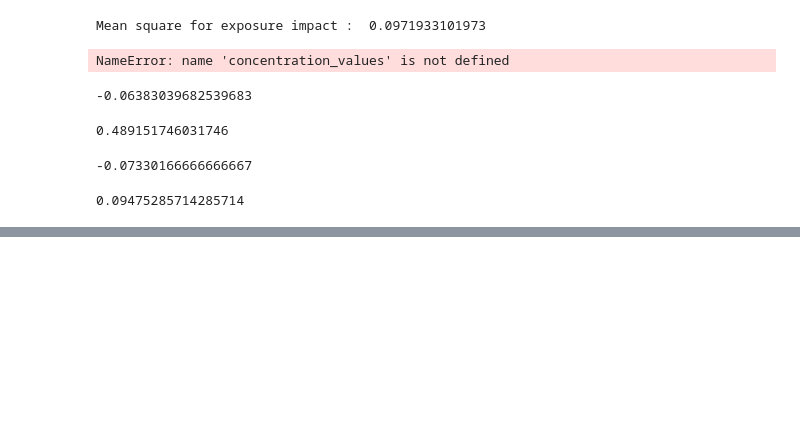
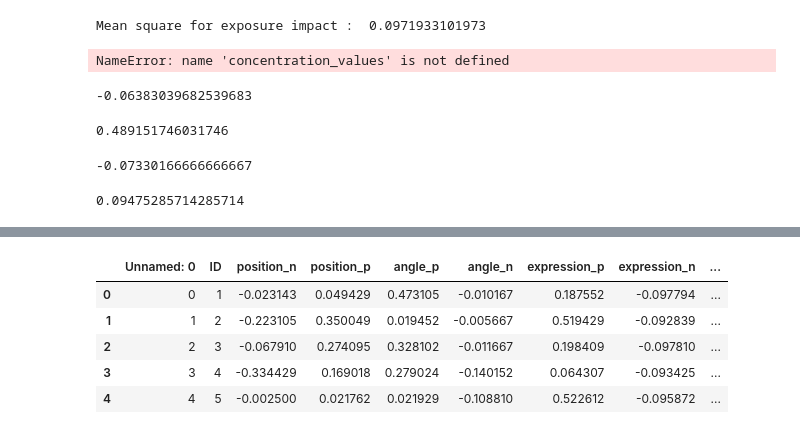
Before and after one commit to Sloubidou/portrait, a Jupyter notebook: exploring_work/features_position_impact.ipynb, the cells around one changed output, grey strips where cells are left out. Cells and saved outputs as stored; diff of their text form; code cells hidden in the pictures; blank space fills up the shorter version.

```diff
--- a/exploring_work/features_position_impact.ipynb
+++ b/exploring_work/features_position_impact.ipynb
@@ -375,0 +395,10 @@ list
+# %%
+essai = pd.read_csv('/home/slou/Documents/M2/semestre1/ML_project/essai_impact.csv')
+essai.head()
+# %% [output]
+|  | Unnamed: 0 | ID | position_n | position_p | angle_p | angle_n | expression_p | expression_n | ... |
+| 0 | 0 | 1 | -0.023143 | 0.049429 | 0.473105 | -0.010167 | 0.187552 | -0.097794 | ... |
+| 1 | 1 | 2 | -0.223105 | 0.350049 | 0.019452 | -0.005667 | 0.519429 | -0.092839 | ... |
+| 2 | 2 | 3 | -0.067910 | 0.274095 | 0.328102 | -0.011667 | 0.198409 | -0.097810 | ... |
+| 3 | 3 | 4 | -0.334429 | 0.169018 | 0.279024 | -0.140152 | 0.064307 | -0.093425 | ... |
+| 4 | 4 | 5 | -0.002500 | 0.021762 | 0.021929 | -0.108810 | 0.522612 | -0.095872 | ... |
```
Also changed, not shown: parts of 3 cells of this notebook, 4 other files.
